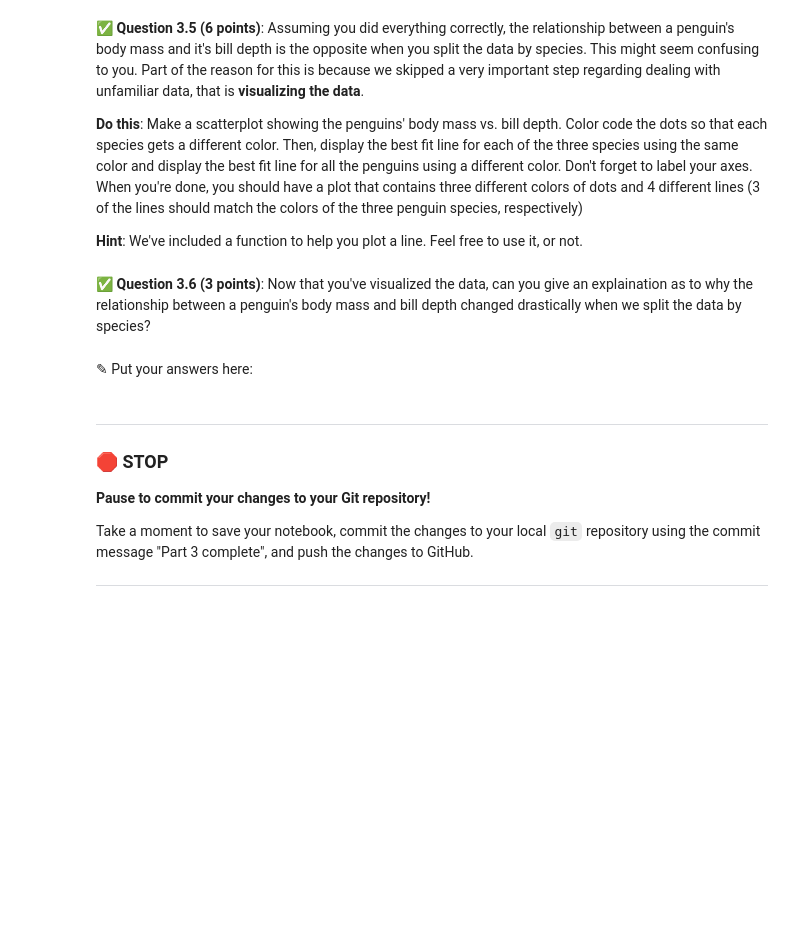
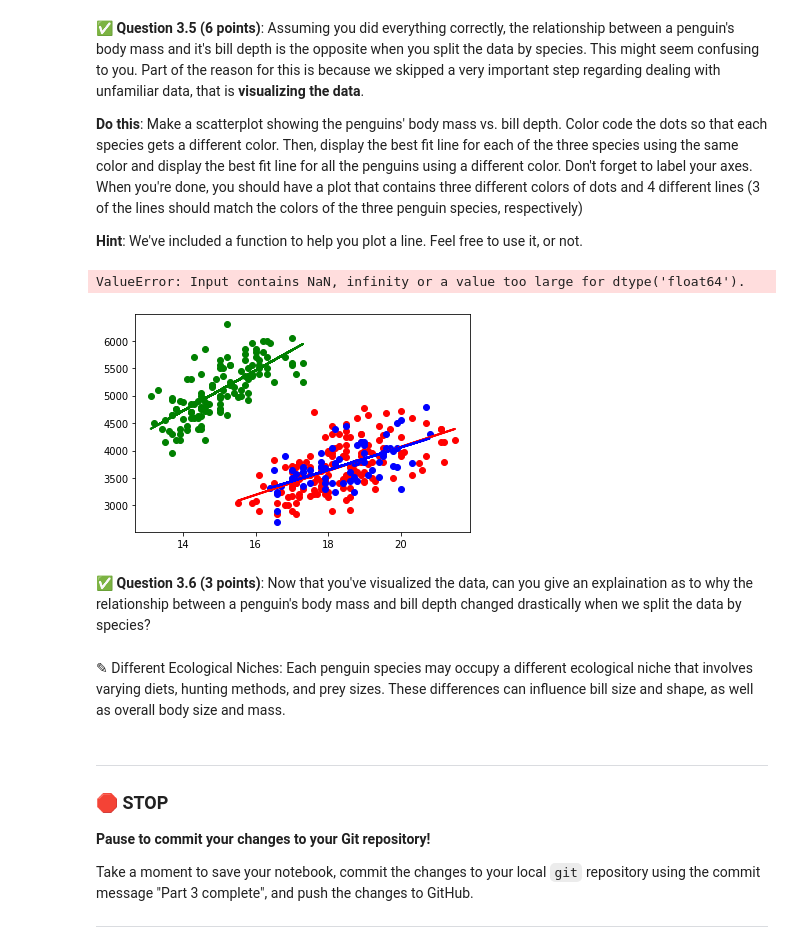
Before and after one commit to mtzoro/CMSE202-f23-turnin, a Jupyter notebook: hw-03/HW-03_Regression-STUDENT.ipynb, the cells around one changed output. Drawn from its saved outputs; the diff is of its cells as text; code cells hidden in the pictures; blank space fills up the shorter version.

```diff
--- a/hw-03/HW-03_Regression-STUDENT.ipynb
+++ b/hw-03/HW-03_Regression-STUDENT.ipynb
@@ -147,0 +146,13 @@ In this part, we'll perform some one-variable linear regression analysis on the
+# %%
+# Put your code here
+import statsmodels.api as sm
+
+df = pd.read_csv('penguins_size.csv')
+df_cleaned = df.dropna()
+
+X = df_cleaned['bill_depth_mm']
+X = sm.add_constant(X)
+y = df_cleaned['body_mass_g']
+model = sm.OLS(y, X).fit()
+
+print(model.summary())
@@ -197,7 +316,46 @@ def plot_line(slope, intercept, xmin, xmax, color):
+# %%
+# Put your code here
+
+import matplotlib.pyplot as plt
+import seaborn as sns
+import numpy as np
+
+penguins = sns.load_dataset("penguins")
+
+species_list = penguins['species'].unique()
+colors = ['red', 'blue', 'green']
+for species, color in zip(species_list, colors):
+    species_datas = penguins[penguins['species'] == species]
+    species_data = species_datas.dropna(how='any')
+    plt.scatter(species_data['bill_depth_mm'], species_data['body_mass_g'], c=color, label=species)
+
+for species, color in zip(species_list, colors):
+    species_datas = penguins[penguins['species'] == species]
+    species_data = species_datas.dropna(how='any')
+    X = species_data['bill_depth_mm'].values.reshape(-1, 1)
+    y = species_data['body_mass_g'].values
+    reg = LinearRegression().fit(X, y)
+    prediction = reg.predict(X)
+    plt.plot(X, prediction, color=color, linewidth=2)
+
+X_all = penguins['bill_depth_mm'].values.reshape(-1, 1)
+y_all = penguins['body_mass_g'].values
+reg_all = LinearRegression().fit(X_all, y_all)
+prediction_all = reg_all.predict(X_all)
+plt.plot(X_all, prediction_all, color='black', linewidth=2, label='All Species')
+
+
+plt.xlabel('Bill Depth (mm)')
+plt.ylabel('Body Mass (g)')
+plt.legend()
+plt.show()
+# %% [output]
+ValueError: Input contains NaN, infinity or a value too large for dtype('float64').
+[figure, added]
 # %% [markdown]
 &#9989;  **Question 3.6 (3 points)**: Now that you've visualized the data, can you give an explaination as to why the relationship between a penguin's body mass and bill depth changed drastically when we split the data by species?
-# %% [markdown]
-<font size=+3>&#9998;</font> Put your answers here:
+# %% [markdown]
+<font size=+3>&#9998;</font> Different Ecological Niches: Each penguin species may occupy a different ecological niche that involves varying diets, hunting methods, and prey sizes. These differences can influence bill size and shape, as well as overall body size and mass.
 # %% [markdown]
 ---
 ### &#128721; STOP
```
Also changed, not shown: parts of 13 cells of this notebook.
